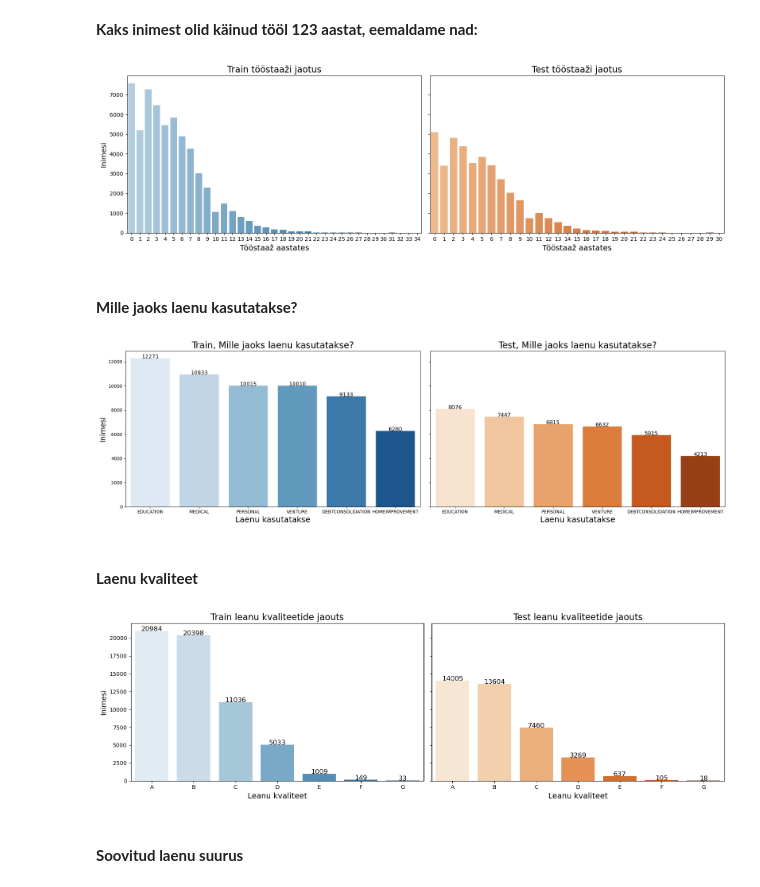
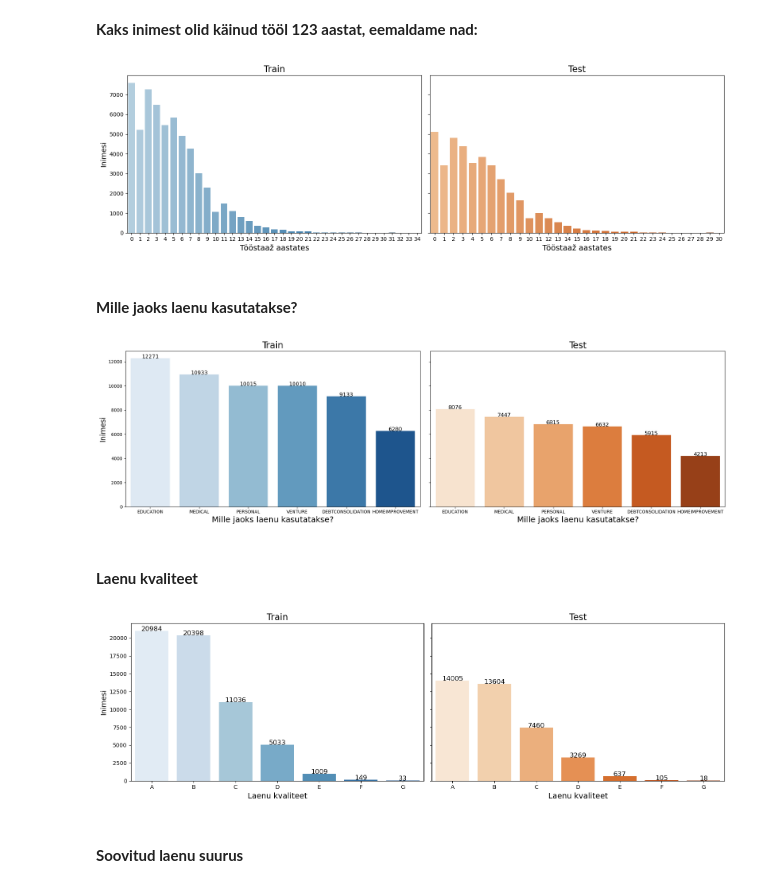
Before and after one commit to madispuu/Loan_Approval_Prediction, a Jupyter notebook: TEAM.ipynb, the cells around one changed output. Saved outputs shown, nothing was run; the diff lists cells and outputs as text; code cells hidden in the pictures.

```diff
--- a/TEAM.ipynb
+++ b/TEAM.ipynb
@@ -218,7 +219,7 @@ fig, axes = plt.subplots(1, 2, figsize=(16, 6), sharey=True)
 
 # Train
 train_plot = sns.barplot(x="home_ownership", y="count", data=train_counts, ax=axes[0], palette="Blues", hue='home_ownership',  legend=False)
-axes[0].set_title("Train elukoha omamis liigi jaotus", fontsize=16)
+axes[0].set_title("Train", fontsize=16)
 axes[0].set_xlabel("Elukoha omamise liik", fontsize=14)
 axes[0].set_ylabel("Inimesi", fontsize=13)
 
@@ -228,7 +229,7 @@ for bar, count in zip(train_plot.patches, train_counts["count"]):
 
 # Test
 test_plot = sns.barplot(x="home_ownership", y="count", data=test_counts, ax=axes[1], palette="Oranges",  hue='home_ownership',  legend=False)
-axes[1].set_title("Test elukoha omamis liigi jaotus", fontsize=16)
+axes[1].set_title("Test", fontsize=16)
 axes[1].set_xlabel("Elukoha omamise liik", fontsize=14)
 
 #Lisab numbrid Test andmetele
@@ -279,13 +280,13 @@ fig, axes = plt.subplots(1, 2, figsize=(16, 5), sharey=True)
 
 # Train
 sns.barplot(x='person_emp_length', y='emp_length_count', data=df_train, ax=axes[0],hue='person_emp_length',  palette='Blues_d',  legend=False)
-axes[0].set_title("Train tööstaaži jaotus", fontsize=16)
+axes[0].set_title("Train", fontsize=16)
 axes[0].set_xlabel("Tööstaaž aastates", fontsize=14)
 axes[0].set_ylabel("Inimesi", fontsize=13)
 
 # Test
 sns.barplot(x='person_emp_length', y='emp_length_count', data=df_test, ax=axes[1],hue='person_emp_length', palette='Oranges_d',  legend=False)
-axes[1].set_title("Test tööstaaži jaotus", fontsize=16)
+axes[1].set_title("Test", fontsize=16)
 axes[1].set_xlabel("Tööstaaž aastates", fontsize=14)
 
 # Eemaldab .0 arvude lõpust
@@ -297,44 +298,44 @@ for ax in axes:
 plt.tight_layout()
 plt.show()
 # %% [output]
-[figure, old version]
+[figure, new version]
 # %% [markdown]
 #### **Mille jaoks laenu kasutatakse?**
 # %%
 train_counts = df_train["loan_intent"].value_counts().reset_index()
 test_counts = df_test["loan_intent"].value_counts().reset_index()
 train_counts.columns = ["loan_intent", "count"]
 test_counts.columns = ["loan_intent", "count"]
 
 # et oleks 2 kõrvuti
 fig, axes = plt.subplots(1, 2, figsize=(20, 6), sharey=True)
 
 
 
 # Train
 train_plot = sns.barplot(x="loan_intent", y="count", data=train_counts, ax=axes[0], palette="Blues", hue='loan_intent',  legend=False)
-axes[0].set_title("Train, Mille jaoks laenu kasutatakse?", fontsize=20)
-axes[0].set_xlabel("Laenu kasutatakse", fontsize=18)
+axes[0].set_title("Train", fontsize=20)
+axes[0].set_xlabel("Mille jaoks laenu kasutatakse?", fontsize=18)
 axes[0].set_ylabel("Inimesi", fontsize=16)
 
 #Lisab numbrid Train andmetele
 for bar, count in zip(train_plot.patches, train_counts["count"]):
     axes[0].text(bar.get_x() + bar.get_width() / 2, bar.get_height() + 0.5, int(count), ha='center', fontsize=12)
 
 # Test
 test_plot = sns.barplot(x="loan_intent", y="count", data=test_counts, ax=axes[1], palette="Oranges",  hue='loan_intent',  legend=False)
-axes[1].set_title("Test, Mille jaoks laenu kasutatakse?", fontsize=20)
-axes[1].set_xlabel("Laenu kasutatakse", fontsize=18)
+axes[1].set_title("Test", fontsize=20)
+axes[1].set_xlabel("Mille jaoks laenu kasutatakse?", fontsize=18)
 
 #Lisab numbrid Test andmetele
 for bar, count in zip(test_plot.patches, test_counts["count"]):
     axes[1].text(bar.get_x() + bar.get_width() / 2, bar.get_height() + 0.5, int(count), ha='center', fontsize=12)
 
 
 plt.tight_layout()
 plt.show()
 # %% [output]
-[figure, old version]
+[figure, new version]
 # %% [markdown]
 #### **Laenu kvaliteet**
 # %%
@@ -349,8 +350,8 @@ fig, axes = plt.subplots(1, 2, figsize=(16, 5), sharey=True)
 
 # Train
 train_plot = sns.barplot(x="loan_grade", y="count", data=train_counts, ax=axes[0], palette="Blues", hue='loan_grade',  legend=False)
-axes[0].set_title("Train leanu kvaliteetide jaouts", fontsize=16)
-axes[0].set_xlabel("Leanu kvaliteet", fontsize=14)
+axes[0].set_title("Train", fontsize=16)
+axes[0].set_xlabel("Laenu kvaliteet", fontsize=14)
 axes[0].set_ylabel("Inimesi", fontsize=13)
 
 #Lisab numbrid Train andmetele
@@ -359,8 +360,8 @@ for bar, count in zip(train_plot.patches, train_counts["count"]):
 
 # Test
 test_plot = sns.barplot(x="loan_grade", y="count", data=test_counts, ax=axes[1], palette="Oranges",  hue='loan_grade',  legend=False)
-axes[1].set_title("Test leanu kvaliteetide jaouts", fontsize=16)
-axes[1].set_xlabel("Leanu kvaliteet", fontsize=14)
+axes[1].set_title("Test", fontsize=16)
+axes[1].set_xlabel("Laenu kvaliteet", fontsize=14)
 
 #Lisab numbrid Test andmetele
 for bar, count in zip(test_plot.patches, test_counts["count"]):
@@ -370,7 +371,7 @@ for bar, count in zip(test_plot.patches, test_counts["count"]):
 plt.tight_layout()
 plt.show()
 # %% [output]
-[figure, old version]
+[figure, new version]
 # %% [markdown]
 #### **Soovitud laenu suurus**
 # %%
```
Also changed, not shown: parts of 16 cells of this notebook.
